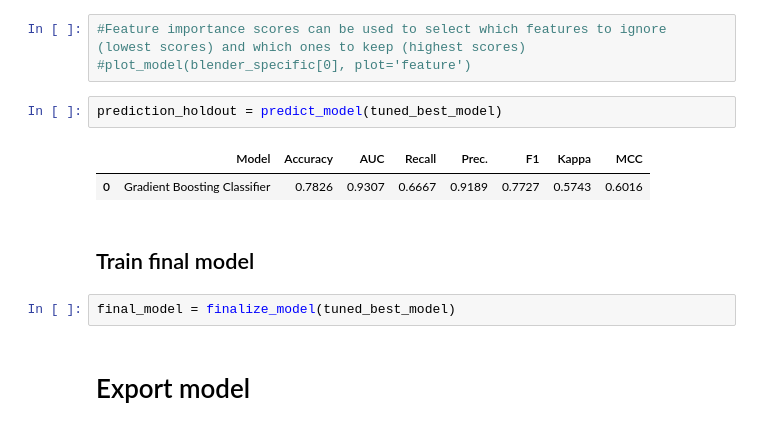
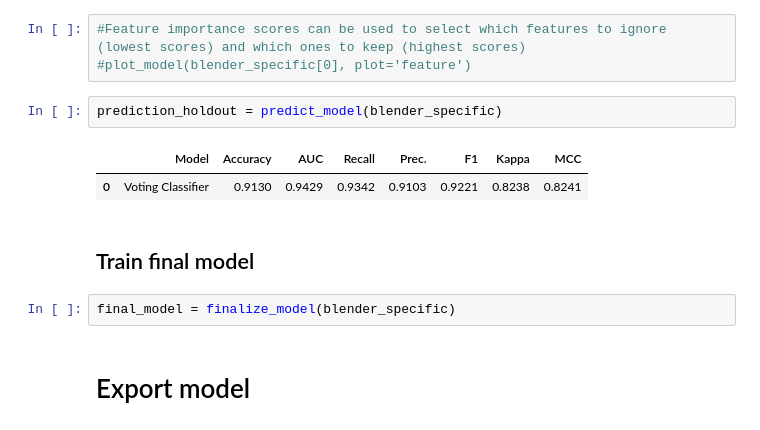
Before and after one commit to skaliy/dat158-pycaret-deployment, a Jupyter notebook: nbs/DAT158-PyCaret-classification.ipynb, the cells around one changed output. Saved outputs shown, nothing was run; the diff lists cells and outputs as text.

```diff
--- a/nbs/DAT158-PyCaret-classification.ipynb
+++ b/nbs/DAT158-PyCaret-classification.ipynb
@@ -164,14 +134,14 @@ plot_model(blender_specific, plot = 'confusion_matrix') #look at the outliers
 #Feature importance scores can be used to select which features to ignore (lowest scores) and which ones to keep (highest scores)
 #plot_model(blender_specific[0], plot='feature')
 # %%
-prediction_holdout = predict_model(tuned_best_model)
+prediction_holdout = predict_model(blender_specific)
 # %% [output]
 |  | Model | Accuracy | AUC | Recall | Prec. | F1 | Kappa | MCC |
-| 0 | Gradient Boosting Classifier | 0.7826 | 0.9307 | 0.6667 | 0.9189 | 0.7727 | 0.5743 | 0.6016 |
+| 0 | Voting Classifier | 0.9130 | 0.9429 | 0.9342 | 0.9103 | 0.9221 | 0.8238 | 0.8241 |
 # %% [markdown]
 ## Train final model
 # %%
-final_model = finalize_model(tuned_best_model)
+final_model = finalize_model(blender_specific)
 # %% [markdown]
 # Export model
 # %%
```
Also changed, not shown: parts of 16 cells of this notebook, 9 other files.
